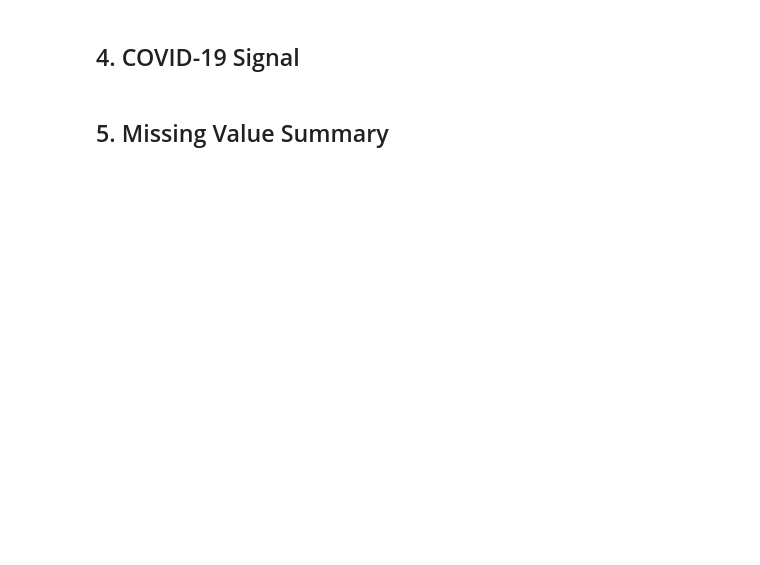
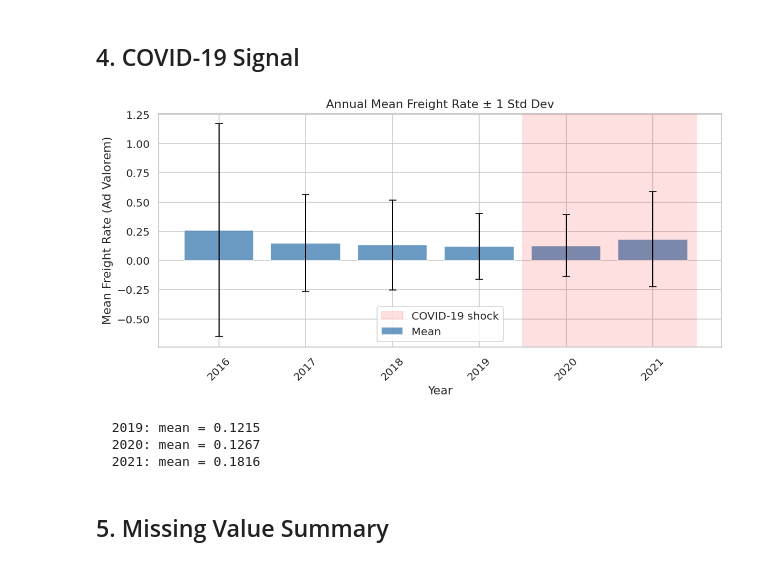
Before and after one commit to lucasnyc/is5126-assignment1, a Jupyter notebook: daniel/FinalAssignment/sentinel-trade/notebooks/02_feature_engineering.ipynb, the cells around one changed output. Drawn from its saved outputs; the diff is of its cells as text; code cells hidden in the pictures; blank space fills up the shorter version.

```diff
--- a/daniel/FinalAssignment/sentinel-trade/notebooks/02_feature_engineering.ipynb
+++ b/daniel/FinalAssignment/sentinel-trade/notebooks/02_feature_engineering.ipynb
@@ -108,34 +143,43 @@ print(top5.to_string())
 # %%
 yearly = (
     obs
     .groupby('year')['freight_rate']
     .agg(['mean', 'std'])
     .reset_index()
 )
 
 fig, ax = plt.subplots(figsize=(10, 5))
 ax.bar(yearly['year'].astype(str), yearly['mean'], color='steelblue', alpha=0.8, label='Mean')
 ax.errorbar(
     yearly['year'].astype(str), yearly['mean'],
     yerr=yearly['std'], fmt='none', color='black', capsize=4, linewidth=1.2
 )
-ax.axvspan(
-    yearly['year'].astype(str).tolist().index('2020') - 0.5,
-    yearly['year'].astype(str).tolist().index('2021') + 0.5,
-    alpha=0.12, color='red', label='COVID-19 shock'
-)
+
+year_list = yearly['year'].astype(str).tolist()
+if '2020' in year_list and '2021' in year_list:
+    ax.axvspan(
+        year_list.index('2020') - 0.5,
+        year_list.index('2021') + 0.5,
+        alpha=0.12, color='red', label='COVID-19 shock'
+    )
+
 ax.set_xlabel('Year')
-ax.set_ylabel('Mean Freight Rate (USD/TEU)')
+ax.set_ylabel('Mean Freight Rate (Ad Valorem)')
 ax.set_title('Annual Mean Freight Rate ± 1 Std Dev')
 ax.legend()
 plt.xticks(rotation=45)
 plt.tight_layout()
 plt.show()
 
 for yr in [2019, 2020, 2021, 2022]:
     row = yearly[yearly['year'] == yr]
     if not row.empty:
-        print(f'  {yr}: mean = {row["mean"].values[0]:,.0f} USD/TEU')
+        print(f'  {yr}: mean = {row["mean"].values[0]:.4f}')
+# %% [output]
+[figure, added]
+  2019: mean = 0.1215
+  2020: mean = 0.1267
+  2021: mean = 0.1816
 # %% [markdown]
 ## 5. Missing Value Summary
 # %%
```
Also changed, not shown: parts of 5 cells of this notebook, 15 other files.
